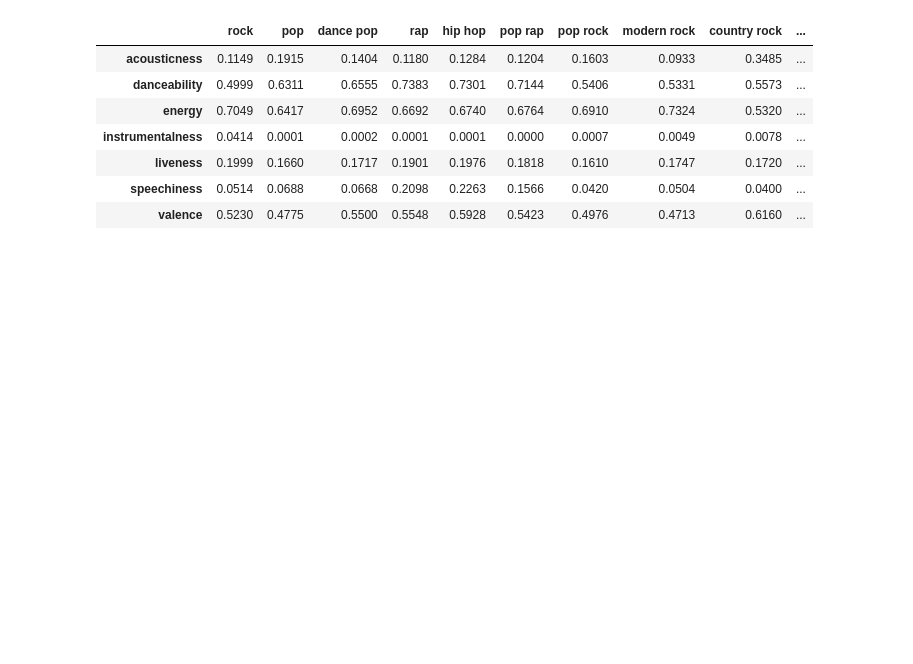
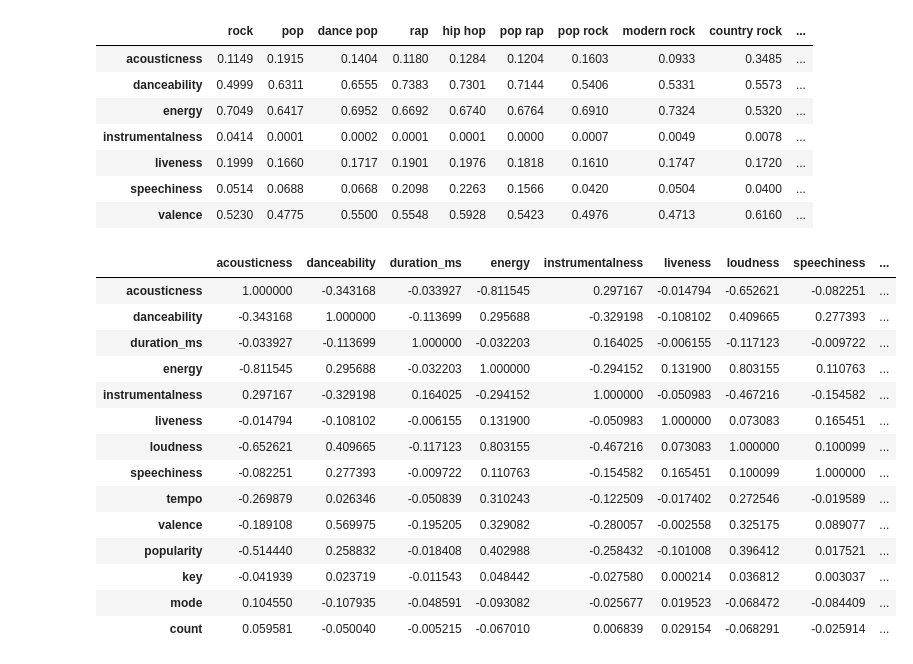
Before and after one commit to danilomiyatake/spotify, a Jupyter notebook: spotify_eda.ipynb, the cells around one changed output. Cells and saved outputs as stored; diff of their text form; code cells hidden in the pictures; blank space fills up the shorter version.

```diff
--- a/spotify_eda.ipynb
+++ b/spotify_eda.ipynb
@@ -281,3 +282,21 @@ resumo
 | liveness | 0.1999 | 0.1660 | 0.1717 | 0.1901 | 0.1976 | 0.1818 | 0.1610 | 0.1747 | 0.1720 | ... |
 | speechiness | 0.0514 | 0.0688 | 0.0668 | 0.2098 | 0.2263 | 0.1566 | 0.0420 | 0.0504 | 0.0400 | ... |
 | valence | 0.5230 | 0.4775 | 0.5500 | 0.5548 | 0.5928 | 0.5423 | 0.4976 | 0.4713 | 0.6160 | ... |
+# %%
+df.corr()
+# %% [output]
+|  | acousticness | danceability | duration_ms | energy | instrumentalness | liveness | loudness | speechiness | ... |
+| acousticness | 1.000000 | -0.343168 | -0.033927 | -0.811545 | 0.297167 | -0.014794 | -0.652621 | -0.082251 | ... |
+| danceability | -0.343168 | 1.000000 | -0.113699 | 0.295688 | -0.329198 | -0.108102 | 0.409665 | 0.277393 | ... |
+| duration_ms | -0.033927 | -0.113699 | 1.000000 | -0.032203 | 0.164025 | -0.006155 | -0.117123 | -0.009722 | ... |
+| energy | -0.811545 | 0.295688 | -0.032203 | 1.000000 | -0.294152 | 0.131900 | 0.803155 | 0.110763 | ... |
+| instrumentalness | 0.297167 | -0.329198 | 0.164025 | -0.294152 | 1.000000 | -0.050983 | -0.467216 | -0.154582 | ... |
+| liveness | -0.014794 | -0.108102 | -0.006155 | 0.131900 | -0.050983 | 1.000000 | 0.073083 | 0.165451 | ... |
+| loudness | -0.652621 | 0.409665 | -0.117123 | 0.803155 | -0.467216 | 0.073083 | 1.000000 | 0.100099 | ... |
+| speechiness | -0.082251 | 0.277393 | -0.009722 | 0.110763 | -0.154582 | 0.165451 | 0.100099 | 1.000000 | ... |
+| tempo | -0.269879 | 0.026346 | -0.050839 | 0.310243 | -0.122509 | -0.017402 | 0.272546 | -0.019589 | ... |
+| valence | -0.189108 | 0.569975 | -0.195205 | 0.329082 | -0.280057 | -0.002558 | 0.325175 | 0.089077 | ... |
+| popularity | -0.514440 | 0.258832 | -0.018408 | 0.402988 | -0.258432 | -0.101008 | 0.396412 | 0.017521 | ... |
+| key | -0.041939 | 0.023719 | -0.011543 | 0.048442 | -0.027580 | 0.000214 | 0.036812 | 0.003037 | ... |
+| mode | 0.104550 | -0.107935 | -0.048591 | -0.093082 | -0.025677 | 0.019523 | -0.068472 | -0.084409 | ... |
+| count | 0.059581 | -0.050040 | -0.005215 | -0.067010 | 0.006839 | 0.029154 | -0.068291 | -0.025914 | ... |
```
Also changed, not shown: parts of 9 cells of this notebook.
